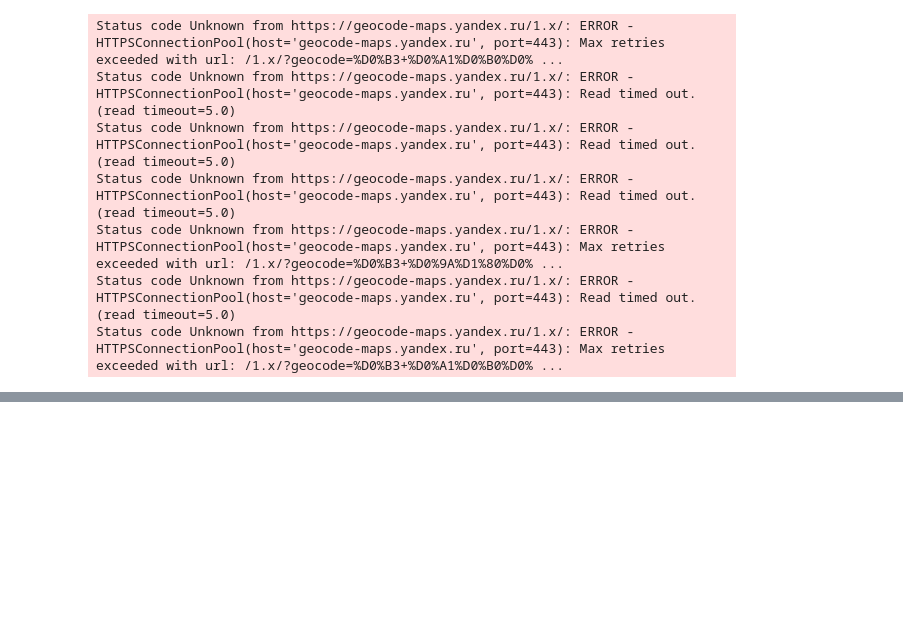
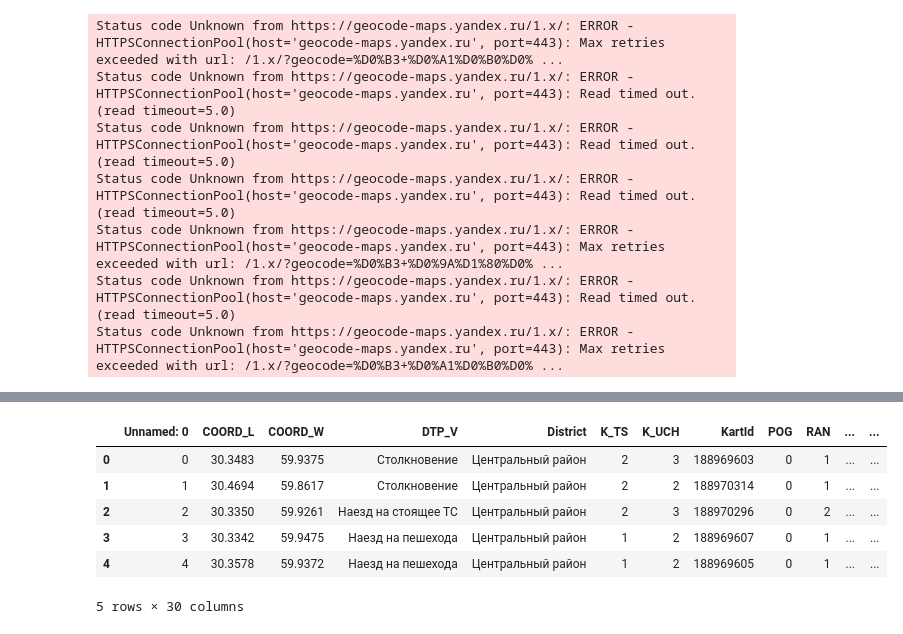
Before and after one commit to ganjasan/SpbZeroVision, a Jupyter notebook: Scripts/geocoding.ipynb, the cells around one changed output, grey strips where cells are left out. Drawn from its saved outputs; the diff is of its cells as text; code cells hidden in the pictures; blank space fills up the shorter version.

```diff
--- a/Scripts/geocoding.ipynb
+++ b/Scripts/geocoding.ipynb
@@ -120,0 +157,5 @@ geocoded_cards[0]
+# %%
+geometry = [Point(xy) for xy in zip(dtp_cards_df.COORD_L, dtp_cards_df.COORD_W)]
+df = dtp_cards_df.drop(['COORD_L', 'COORD_W'], axis=1)
+crs = {'init': 'epsg:4326'}
+dtp_gdf = GeoDataFrame(df, crs=crs, geometry=geometry)
@@ -120,0 +172,14 @@ geocoded_cards[0]
+# %%
+is_dtp_in_boundaries = dtp_gdf.intersects(spb_boundaries_gdf.unary_union)
+# %%
+geocoded_coords_join_df['in_city_boundaries'] = is_dtp_in_boundaries
+# %%
+geocoded_coords_join_df.to_csv('../Data/SpbData/ProcessingData/geocoded_dt.csv')
+# %% [output]
+|  | Unnamed: 0 | COORD_L | COORD_W | DTP_V | District | K_TS | K_UCH | KartId | POG | RAN | ... | ... |
+| 0 | 0 | 30.3483 | 59.9375 | Столкновение | Центральный район | 2 | 3 | 188969603 | 0 | 1 | ... | ... |
+| 1 | 1 | 30.4694 | 59.8617 | Столкновение | Центральный район | 2 | 2 | 188970314 | 0 | 1 | ... | ... |
+| 2 | 2 | 30.3350 | 59.9261 | Наезд на стоящее ТС | Центральный район | 2 | 3 | 188970296 | 0 | 2 | ... | ... |
+| 3 | 3 | 30.3342 | 59.9475 | Наезд на пешехода | Центральный район | 1 | 2 | 188969607 | 0 | 1 | ... | ... |
+| 4 | 4 | 30.3578 | 59.9372 | Наезд на пешехода | Центральный район | 1 | 2 | 188969605 | 0 | 1 | ... | ... |
+5 rows × 30 columns
```
Also changed, not shown: parts of 16 cells of this notebook, 3 other files.
